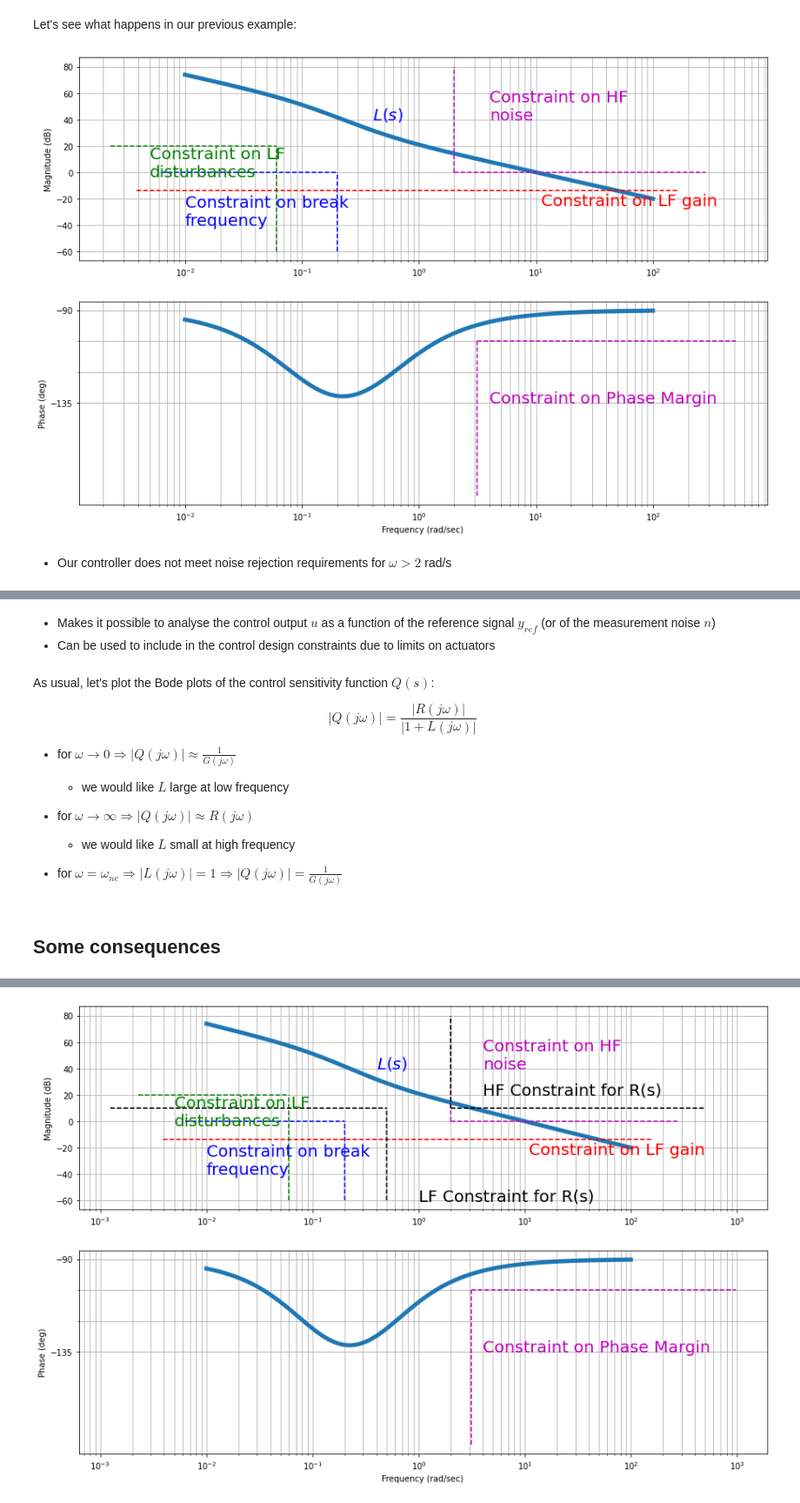
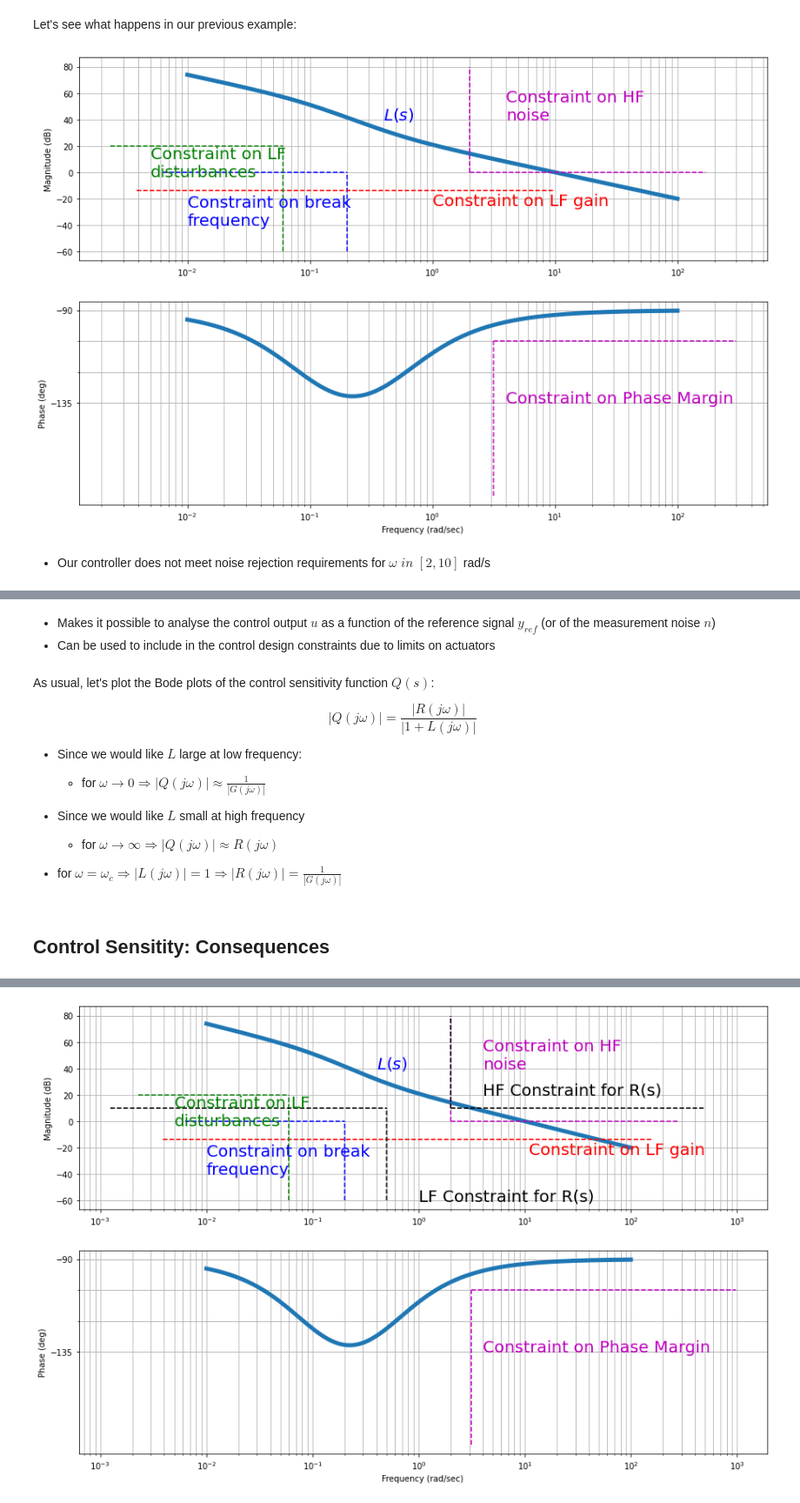
Before and after one commit to andreamunafo/classical_control_theory, a Jupyter notebook: 13_Loop-shaping.ipynb, the cells around one changed output, grey strips where cells are left out. Shown: that part at 87% size. Cells and saved outputs as stored; diff of their text form; code cells hidden in the pictures.

Commit message:
Fix modulus for Control Sensitivity

```diff
--- a/13_Loop-shaping.ipynb
+++ b/13_Loop-shaping.ipynb
@@ -1059,38 +1061,38 @@ mag_ol, phase_ol, omega_ol = control.bode_plot(R*G, dB=True, omega_limits=(0.01,
 
 #### Add more information on the plots
 # bandwidth
 
 ax1,ax2 = plt.gcf().axes     # get subplot axes
 
 plt.sca(ax1)                 # magnitude plot
 plt.text(0.4, 40, '$L(s)$', color='blue', fontsize=20)
 
 # Break frequency: w>=0.2 rad/s
 plt.plot([plt.xlim()[0], 0.2], [0, 0],'b--');
 plt.plot([0.2, 0.2], [-60, 0],'b--');
 plt.text(0.01, -40, 'Constraint on break \nfrequency', color='blue', fontsize=20);
 
-plt.plot(plt.xlim(),[-14, -14],'r--');
-plt.text(11, -25, 'Constraint on LF gain', color='red', fontsize=20);
+plt.plot([plt.xlim()[0], 10],[-14, -14],'r--');
+plt.text(1, -25, 'Constraint on LF gain', color='red', fontsize=20);
 
 plt.plot([plt.xlim()[0], 0.06], [20, 20],'g--');
 plt.plot([0.06, 0.06], [-60, 20],'g--');
 plt.text(0.005, -3, 'Constraint on LF\ndisturbances', color='green', fontsize=20);
 
 plt.plot([2, plt.xlim()[1]], [0, 0],'m--');
 plt.plot([2, 2], [0, 80],'m--');
 plt.text(4, 40, 'Constraint on HF\nnoise', color='m', fontsize=20);
 
 
 
 plt.sca(ax2)                 # phase plot
 plt.plot([3.16, 3.16], [-180, -180+75], 'm--')
 plt.plot([3.16, plt.xlim()[1]], [-180+75, -180+75], 'm--')
 plt.text(4, -135, 'Constraint on Phase Margin', color='m', fontsize=20);
 # %% [output]
-[figure, old version]
+[figure, new version]
 # %% [markdown]
-- Our controller does not meet noise rejection requirements for $\omega > 2$ rad/s
+- Our controller does not meet noise rejection requirements for $\omega \; in \; [2, 10]$ rad/s
 # %% [markdown]
 ### Control Sensitivity
 
@@ -1120,15 +1122,15 @@ $$
 |Q(j\omega)|=\frac{|R(j\omega)|}{|1+L(j\omega)|}
 $$
 
-- for $\omega \rightarrow 0 \Rightarrow |Q(j\omega)| \approx \frac{1}{G(j\omega)}$
-   - we would like $L$ large at low frequency
+- Since we would like $L$ large at low frequency:
+    - for $\omega \rightarrow 0 \Rightarrow |Q(j\omega)| \approx \frac{1}{|G(j\omega)|}$
 
 
-- for $\omega \rightarrow \infty \Rightarrow |Q(j\omega)| \approx {R(j\omega)}$
-   - we would like $L$ small at high frequency
+- Since we would like $L$ small at high frequency
+    - for $\omega \rightarrow \infty \Rightarrow |Q(j\omega)| \approx {R(j\omega)}$
 
 
-- for $\omega = \omega_{nc} \Rightarrow |L(j\omega)| = 1 \Rightarrow |Q(j\omega)| = \frac{1}{G(j\omega)}$
+- for $\omega = \omega_{c} \Rightarrow |L(j\omega)| = 1 \Rightarrow |R(j\omega)| = \frac{1}{|G(j\omega)|}$
 # %% [markdown]
-## Some consequences
+## Control Sensitity: Consequences
 # %% [markdown]
```
Also changed, not shown: parts of 3 cells of this notebook.
